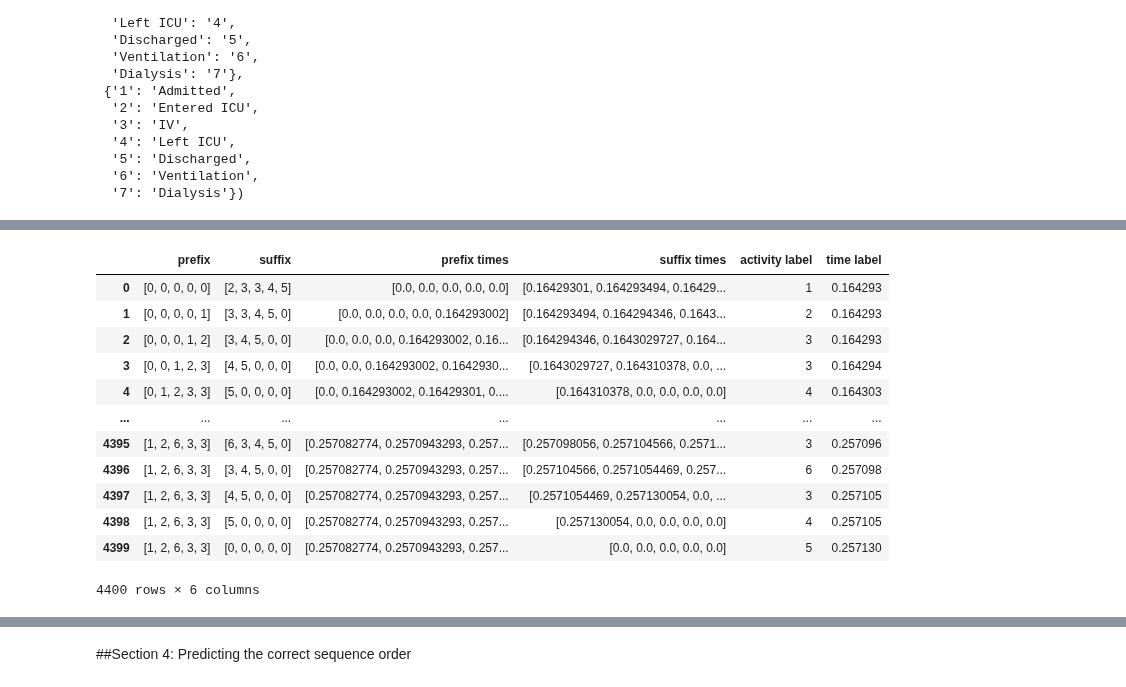
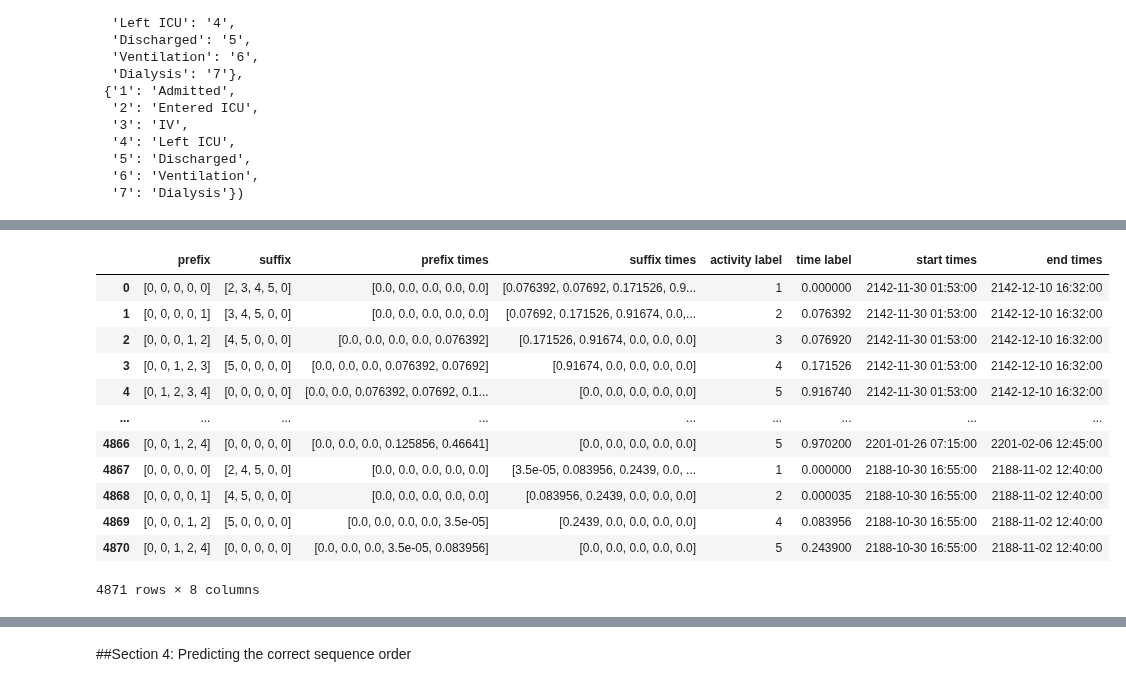
Before and after one commit to adamzbikowski/Process-Mining-Dissertation, a Jupyter notebook: timestamp_pipeline.ipynb, the cells around one changed output, grey strips where cells are left out. Cells and saved outputs as stored; diff of their text form; code cells hidden in the pictures.

Commit message:
Began calculating deltas from the start time of the trace

```diff
--- a/timestamp_pipeline.ipynb
+++ b/timestamp_pipeline.ipynb
@@ -261,12 +261,13 @@ test_el
 # %%
 # find the first timestamp in dataset
-start_time = partial_el['timestamp'].min()
+# start_time = partial_el['timestamp'].min()
 # %%
 import numpy as np
 
 # transform train data into prefix, suffix and label
 def label_train(el):
   prefix_arr, suffix_arr, prefix_times_arr, suffix_times_arr, label_arr, label_times_arr = [], [], [], [], [], []
+  start_times, end_times = [], []
   labeled_arr = []
   unique_traces = el['trace'].unique()
 
@@ -277,11 +278,17 @@ def label_train(el):
     for i in df.index:
       activity = encode_activity.get(df['activity'][i])
       activities.append(activity)
-
-      timestamp = (df['timestamp'][i] - start_time).total_seconds() / 10_000_000_000
+      timestamp = df['timestamp'][i]
+      # timestamp = (df['timestamp'][i] - start_time).total_seconds() / 10_000_000_000
       timestamps.append(timestamp)
 
+    start_time = timestamps[0]
+    end_time = timestamps[-1]
     length = len(activities)
+
+    for i in range(length):
+      timestamps[i] = (timestamps[i] - start_time).total_seconds()  / 1_000_000
+
 
     for i in range(length):
       label = activities[i]
@@ -304,49 +311,54 @@ def label_train(el):
       prefix = padding + prefix
 
       padding = []
 
       while len(prefix_times) + len(padding) < PREFIX_LENGTH:
         padding.append(0.0)
 
       prefix_times =  padding + prefix_times
 
       while len(suffix) < PREFIX_LENGTH:
         suffix.append('0')
 
       while len(suffix_times) < PREFIX_LENGTH:
         suffix_times.append(0.0)
 
       prefix_arr.append(np.array(prefix[0:PREFIX_LENGTH], dtype=int))
       suffix_arr.append(np.array(suffix[0:PREFIX_LENGTH], dtype=int))
-      prefix_times_arr.append(np.array(prefix_times[0:PREFIX_LENGTH], dtype=np.double))
-      suffix_times_arr.append(np.array(suffix_times[0:PREFIX_LENGTH], dtype=np.double))
+      prefix_times_arr.append(np.array(prefix_times[0:PREFIX_LENGTH]))
+      suffix_times_arr.append(np.array(suffix_times[0:PREFIX_LENGTH]))
       label_arr.append(label)
       label_times_arr.append(time_label)
+      start_times.append(start_time)
+      end_times.append(end_time)
 
   return pd.DataFrame({'prefix' : prefix_arr,
                        'suffix' : suffix_arr,
                        'prefix times' : prefix_times_arr,
                        'suffix times' : suffix_times_arr,
                        'activity label' : label_arr,
-                       'time label': label_times_arr})
+                       'time label': label_times_arr,
+                       'start times': start_times,
+                       'end times': end_times
+                       })
 
 
 labeled_train_el = label_train(train_el)
 labeled_train_el
 # %% [output]
-|  | prefix | suffix | prefix times | suffix times | activity label | time label |
-| 0 | [0, 0, 0, 0, 0] | [2, 3, 3, 4, 5] | [0.0, 0.0, 0.0, 0.0, 0.0] | [0.16429301, 0.164293494, 0.16429... | 1 | 0.164293 |
-| 1 | [0, 0, 0, 0, 1] | [3, 3, 4, 5, 0] | [0.0, 0.0, 0.0, 0.0, 0.164293002] | [0.164293494, 0.164294346, 0.1643... | 2 | 0.164293 |
-| 2 | [0, 0, 0, 1, 2] | [3, 4, 5, 0, 0] | [0.0, 0.0, 0.0, 0.164293002, 0.16... | [0.164294346, 0.1643029727, 0.164... | 3 | 0.164293 |
-| 3 | [0, 0, 1, 2, 3] | [4, 5, 0, 0, 0] | [0.0, 0.0, 0.164293002, 0.1642930... | [0.1643029727, 0.164310378, 0.0, ... | 3 | 0.164294 |
-| 4 | [0, 1, 2, 3, 3] | [5, 0, 0, 0, 0] | [0.0, 0.164293002, 0.16429301, 0.... | [0.164310378, 0.0, 0.0, 0.0, 0.0] | 4 | 0.164303 |
-| ... | ... | ... | ... | ... | ... | ... |
-| 4395 | [1, 2, 6, 3, 3] | [6, 3, 4, 5, 0] | [0.257082774, 0.2570943293, 0.257... | [0.257098056, 0.257104566, 0.2571... | 3 | 0.257096 |
-| 4396 | [1, 2, 6, 3, 3] | [3, 4, 5, 0, 0] | [0.257082774, 0.2570943293, 0.257... | [0.257104566, 0.2571054469, 0.257... | 6 | 0.257098 |
-| 4397 | [1, 2, 6, 3, 3] | [4, 5, 0, 0, 0] | [0.257082774, 0.2570943293, 0.257... | [0.2571054469, 0.257130054, 0.0, ... | 3 | 0.257105 |
-| 4398 | [1, 2, 6, 3, 3] | [5, 0, 0, 0, 0] | [0.257082774, 0.2570943293, 0.257... | [0.257130054, 0.0, 0.0, 0.0, 0.0] | 4 | 0.257105 |
-| 4399 | [1, 2, 6, 3, 3] | [0, 0, 0, 0, 0] | [0.257082774, 0.2570943293, 0.257... | [0.0, 0.0, 0.0, 0.0, 0.0] | 5 | 0.257130 |
+|  | prefix | suffix | prefix times | suffix times | activity label | time label | start times | end times |
+| 0 | [0, 0, 0, 0, 0] | [2, 3, 4, 5, 0] | [0.0, 0.0, 0.0, 0.0, 0.0] | [0.076392, 0.07692, 0.171526, 0.9... | 1 | 0.000000 | 2142-11-30 01:53:00 | 2142-12-10 16:32:00 |
+| 1 | [0, 0, 0, 0, 1] | [3, 4, 5, 0, 0] | [0.0, 0.0, 0.0, 0.0, 0.0] | [0.07692, 0.171526, 0.91674, 0.0,... | 2 | 0.076392 | 2142-11-30 01:53:00 | 2142-12-10 16:32:00 |
+| 2 | [0, 0, 0, 1, 2] | [4, 5, 0, 0, 0] | [0.0, 0.0, 0.0, 0.0, 0.076392] | [0.171526, 0.91674, 0.0, 0.0, 0.0] | 3 | 0.076920 | 2142-11-30 01:53:00 | 2142-12-10 16:32:00 |
+| 3 | [0, 0, 1, 2, 3] | [5, 0, 0, 0, 0] | [0.0, 0.0, 0.0, 0.076392, 0.07692] | [0.91674, 0.0, 0.0, 0.0, 0.0] | 4 | 0.171526 | 2142-11-30 01:53:00 | 2142-12-10 16:32:00 |
+| 4 | [0, 1, 2, 3, 4] | [0, 0, 0, 0, 0] | [0.0, 0.0, 0.076392, 0.07692, 0.1... | [0.0, 0.0, 0.0, 0.0, 0.0] | 5 | 0.916740 | 2142-11-30 01:53:00 | 2142-12-10 16:32:00 |
+| ... | ... | ... | ... | ... | ... | ... | ... | ... |
+| 4866 | [0, 0, 1, 2, 4] | [0, 0, 0, 0, 0] | [0.0, 0.0, 0.0, 0.125856, 0.46641] | [0.0, 0.0, 0.0, 0.0, 0.0] | 5 | 0.970200 | 2201-01-26 07:15:00 | 2201-02-06 12:45:00 |
+| 4867 | [0, 0, 0, 0, 0] | [2, 4, 5, 0, 0] | [0.0, 0.0, 0.0, 0.0, 0.0] | [3.5e-05, 0.083956, 0.2439, 0.0, ... | 1 | 0.000000 | 2188-10-30 16:55:00 | 2188-11-02 12:40:00 |
+| 4868 | [0, 0, 0, 0, 1] | [4, 5, 0, 0, 0] | [0.0, 0.0, 0.0, 0.0, 0.0] | [0.083956, 0.2439, 0.0, 0.0, 0.0] | 2 | 0.000035 | 2188-10-30 16:55:00 | 2188-11-02 12:40:00 |
+| 4869 | [0, 0, 0, 1, 2] | [5, 0, 0, 0, 0] | [0.0, 0.0, 0.0, 0.0, 3.5e-05] | [0.2439, 0.0, 0.0, 0.0, 0.0] | 4 | 0.083956 | 2188-10-30 16:55:00 | 2188-11-02 12:40:00 |
+| 4870 | [0, 0, 1, 2, 4] | [0, 0, 0, 0, 0] | [0.0, 0.0, 0.0, 3.5e-05, 0.083956] | [0.0, 0.0, 0.0, 0.0, 0.0] | 5 | 0.243900 | 2188-10-30 16:55:00 | 2188-11-02 12:40:00 |
-4400 rows × 6 columns
+4871 rows × 8 columns
 # %%
 labeled_train_el, validation_el = train_test_split(labeled_train_el, test_size=VALIDATION_SIZE, random_state=9)
 # %%
```
Also changed, not shown: parts of 19 cells of this notebook.
